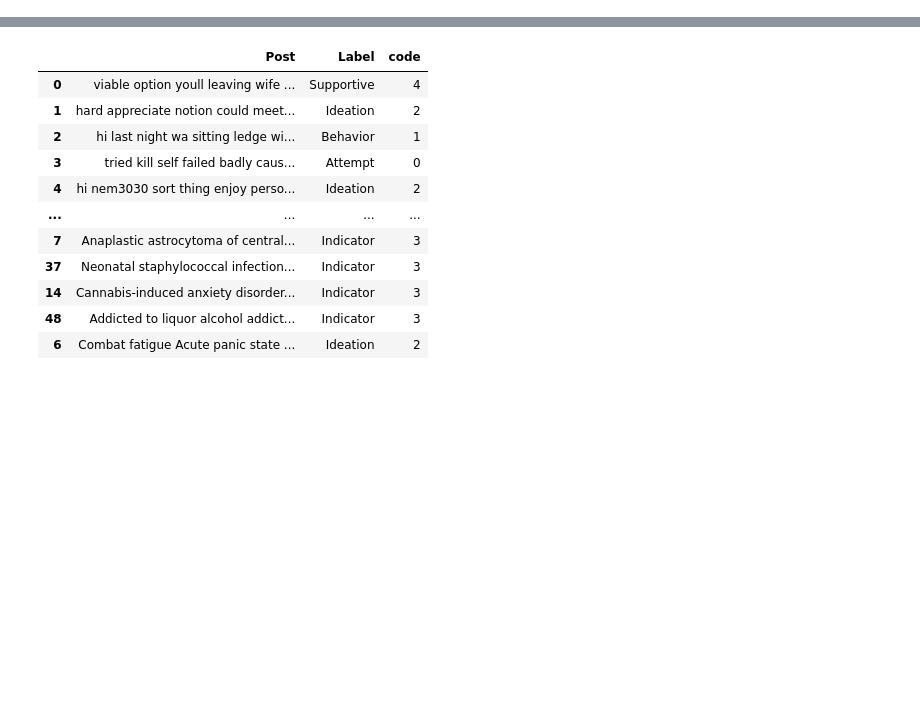
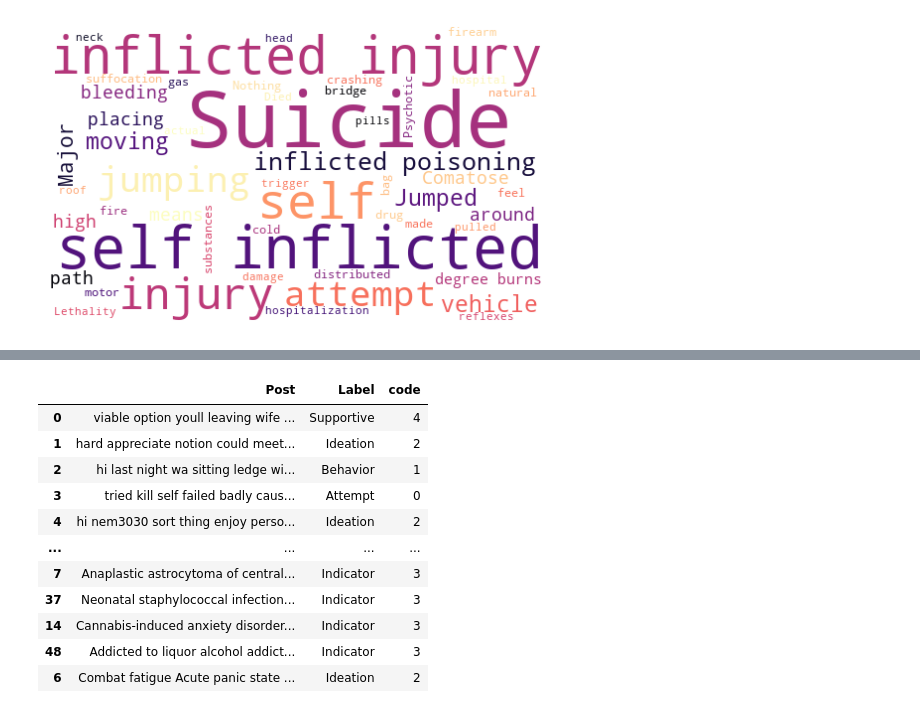
Before and after one commit to Iftekhar-mobin/depression_suicide_project, a Jupyter notebook: Pretrained_embedding_models/preprocess_dataset.ipynb, the cells around one changed output, grey strips where cells are left out. Drawn from its saved outputs; the diff is of its cells as text; code cells hidden in the pictures; blank space fills up the shorter version.

```diff
--- a/Pretrained_embedding_models/preprocess_dataset.ipynb
+++ b/Pretrained_embedding_models/preprocess_dataset.ipynb
@@ -0,0 +149,5 @@
+# %%
+# Attempt
+gen_wordcloud(1)
+# %% [output]
+[figure, added]
```
Also changed, not shown: parts of 26 cells of this notebook, 12 other files.
